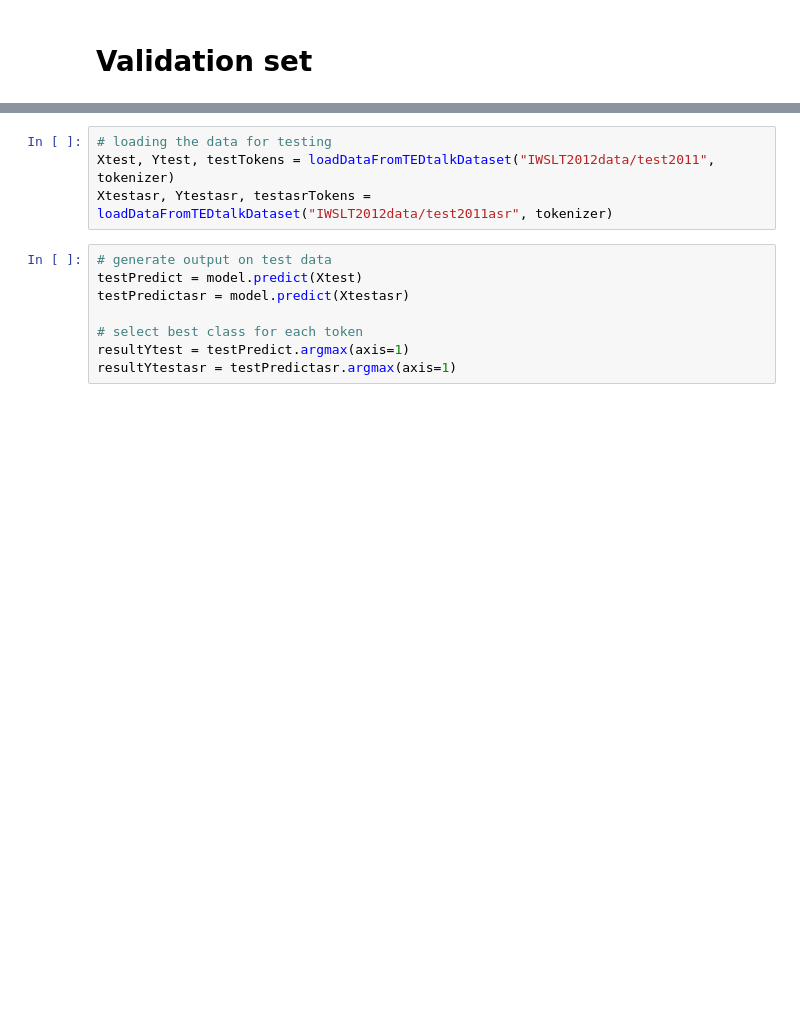
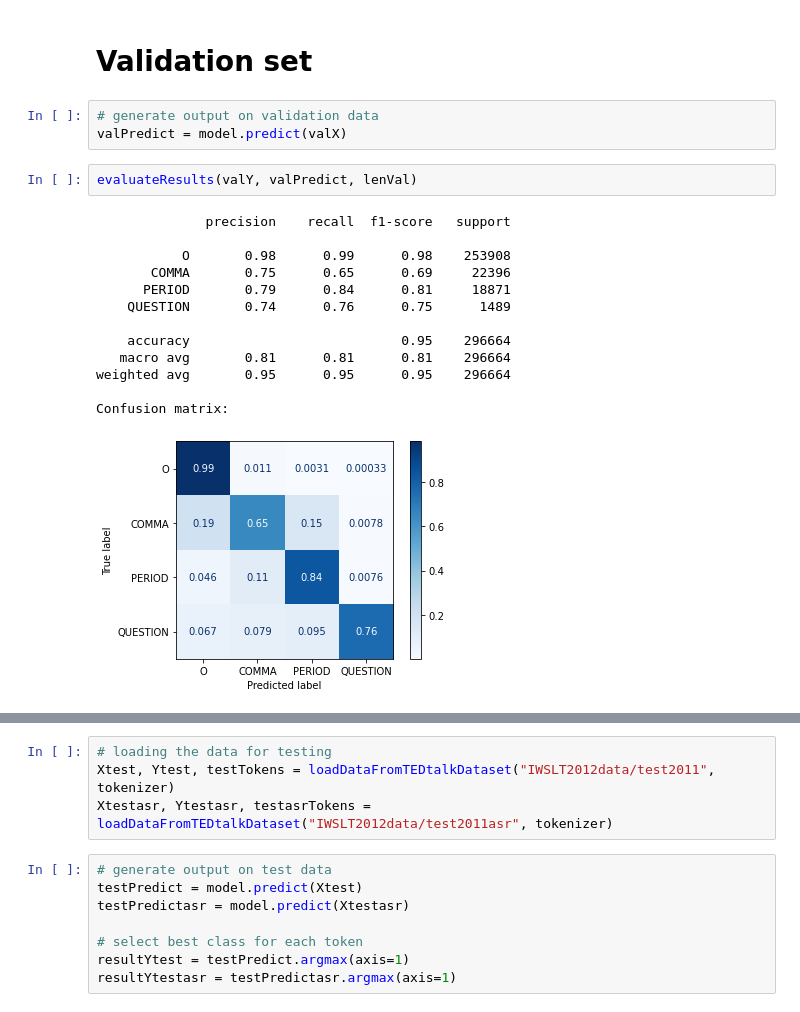
Before and after one commit to b4rt-dev/ASRpunctuationRestoration, a Jupyter notebook: ASR_Punctuation_Restoration_S4752740.ipynb, the cells around one changed output, grey strips where cells are left out. Saved outputs shown, nothing was run; the diff lists cells and outputs as text; blank space fills up the shorter version.

```diff
--- a/ASR_Punctuation_Restoration_S4752740.ipynb
+++ b/ASR_Punctuation_Restoration_S4752740.ipynb
@@ -296,3 +302,22 @@ def evaluateResults(Ytrue, Ypred, lenData):
     plt.show()
 # %% [markdown]
 # Validation set
+# %%
+# generate output on validation data
+valPredict = model.predict(valX)
+# %%
+evaluateResults(valY, valPredict, lenVal)
+# %% [output]
+              precision    recall  f1-score   support
+
+           O       0.98      0.99      0.98    253908
+       COMMA       0.75      0.65      0.69     22396
+      PERIOD       0.79      0.84      0.81     18871
+    QUESTION       0.74      0.76      0.75      1489
+
+    accuracy                           0.95    296664
+   macro avg       0.81      0.81      0.81    296664
+weighted avg       0.95      0.95      0.95    296664
+
+Confusion matrix:
+[figure, added]
```
Also changed, not shown: parts of 16 cells of this notebook, 6 other files.
